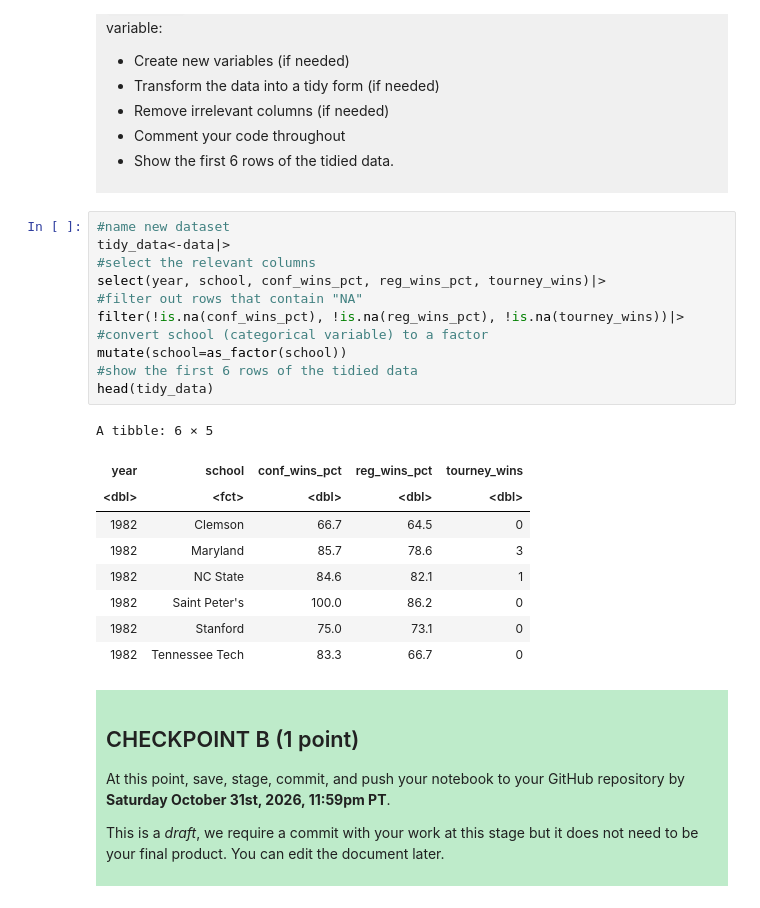
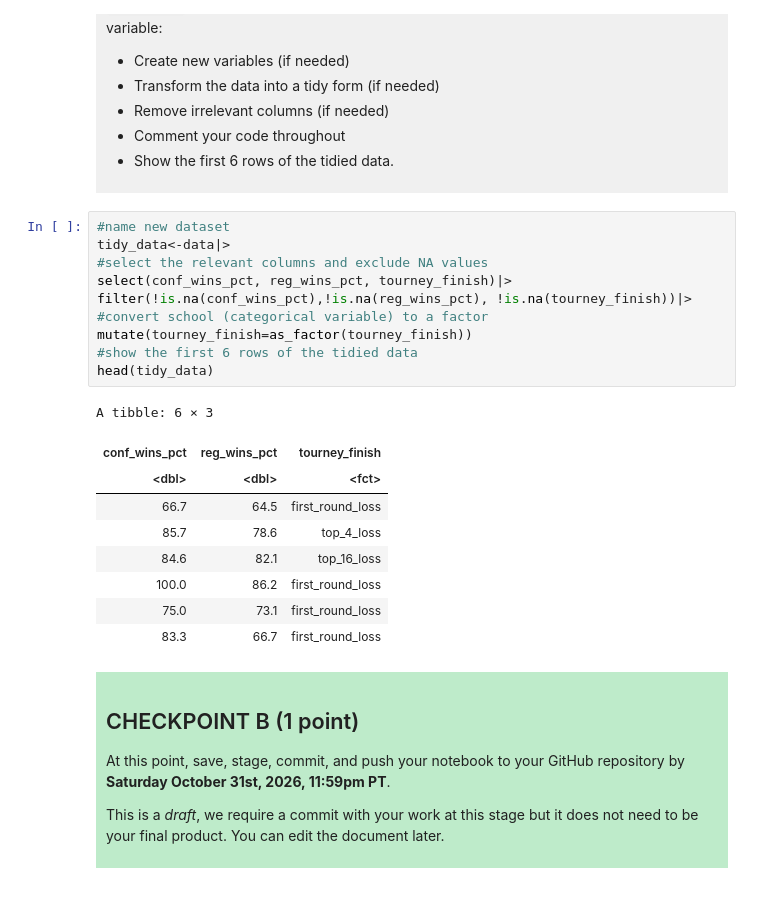
Before and after one commit to maryneufeld5/dsci-100-project-mary-neufeld, a Jupyter notebook: dsci-100-project-notebook.ipynb, the cells around one changed output. Saved outputs shown, nothing was run; the diff lists cells and outputs as text.

```diff
--- a/dsci-100-project-notebook.ipynb
+++ b/dsci-100-project-notebook.ipynb
@@ -220,24 +210,23 @@ Produce a tidy data set that could be used to answer your research question usin
 # %%
 #name new dataset
 tidy_data<-data|>
-#select the relevant columns
-select(year, school, conf_wins_pct, reg_wins_pct, tourney_wins)|>
-#filter out rows that contain "NA"
-filter(!is.na(conf_wins_pct), !is.na(reg_wins_pct), !is.na(tourney_wins))|>
+#select the relevant columns and exclude NA values
+select(conf_wins_pct, reg_wins_pct, tourney_finish)|>
+filter(!is.na(conf_wins_pct),!is.na(reg_wins_pct), !is.na(tourney_finish))|>
 #convert school (categorical variable) to a factor
-mutate(school=as_factor(school))
+mutate(tourney_finish=as_factor(tourney_finish))
 #show the first 6 rows of the tidied data
 head(tidy_data)
 # %% [output]
-A tibble: 6 × 5
+A tibble: 6 × 3
-| year | school | conf_wins_pct | reg_wins_pct | tourney_wins |
-| <dbl> | <fct> | <dbl> | <dbl> | <dbl> |
-| 1982 | Clemson | 66.7 | 64.5 | 0 |
-| 1982 | Maryland | 85.7 | 78.6 | 3 |
-| 1982 | NC State | 84.6 | 82.1 | 1 |
-| 1982 | Saint Peter's | 100.0 | 86.2 | 0 |
-| 1982 | Stanford | 75.0 | 73.1 | 0 |
-| 1982 | Tennessee Tech | 83.3 | 66.7 | 0 |
+| conf_wins_pct | reg_wins_pct | tourney_finish |
+| <dbl> | <dbl> | <fct> |
+| 66.7 | 64.5 | first_round_loss |
+| 85.7 | 78.6 | top_4_loss |
+| 84.6 | 82.1 | top_16_loss |
+| 100.0 | 86.2 | first_round_loss |
+| 75.0 | 73.1 | first_round_loss |
+| 83.3 | 66.7 | first_round_loss |
 # %% [markdown]
 <div style="background-color: #beebca; padding: 10px;">
 
```
Also changed, not shown: parts of 13 cells of this notebook.
